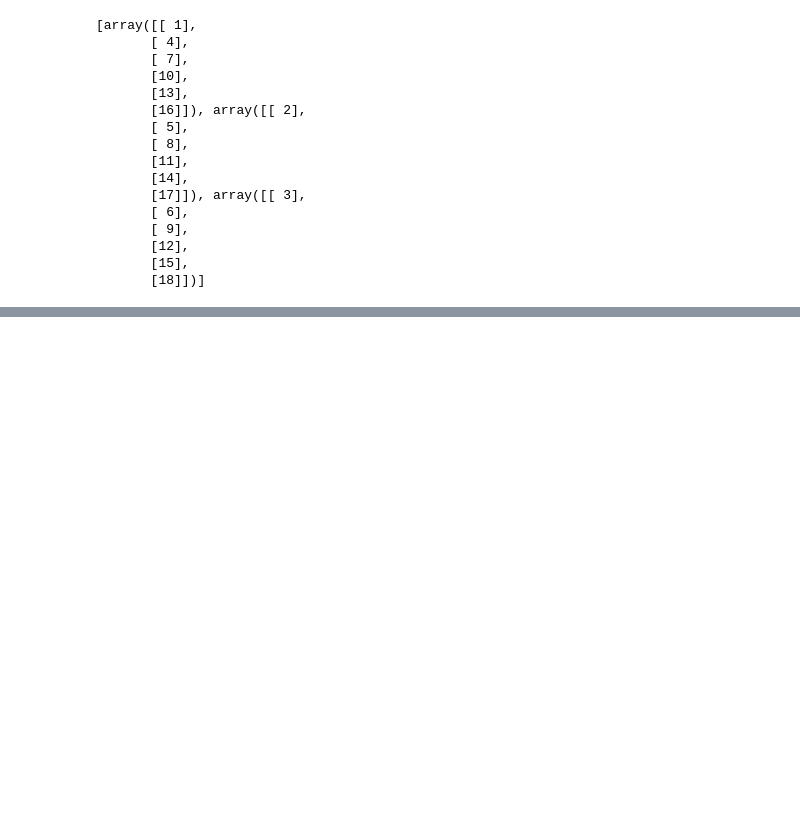
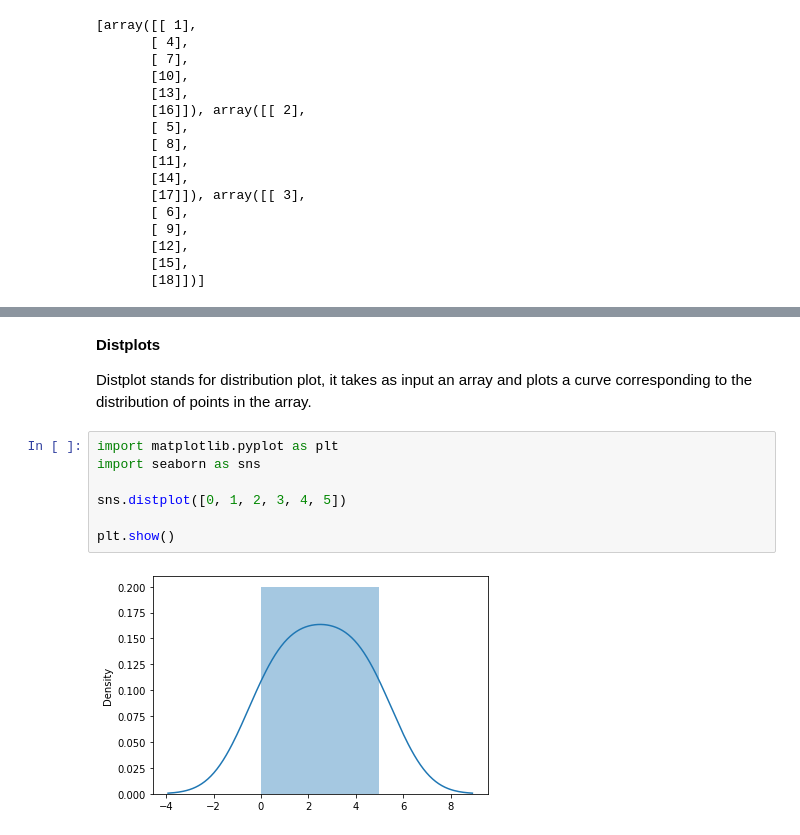
Before and after one commit to MorshedulHoque/NumPy, a Jupyter notebook: NumPy.ipynb, the cells around one changed output, grey strips where cells are left out. Drawn from its saved outputs; the diff is of its cells as text; blank space fills up the shorter version.

```diff
--- a/NumPy.ipynb
+++ b/NumPy.ipynb
@@ -772,0 +1155,13 @@ print(newarr)
+# %% [markdown]
+**Distplots**
+
+Distplot stands for distribution plot, it takes as input an array and plots a curve corresponding to the distribution of points in the array.
+# %%
+import matplotlib.pyplot as plt
+import seaborn as sns
+
+sns.distplot([0, 1, 2, 3, 4, 5])
+
+plt.show()
+# %% [output]
+[figure, added]
```
Also changed, not shown: parts of 85 cells of this notebook.
